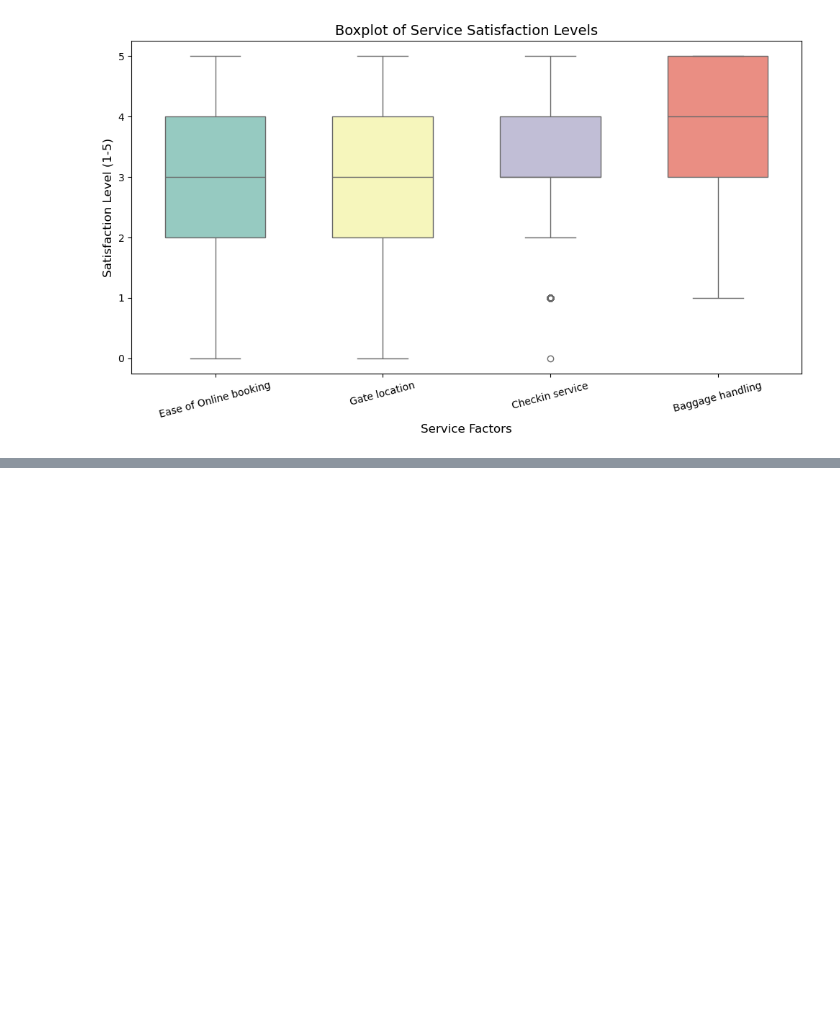
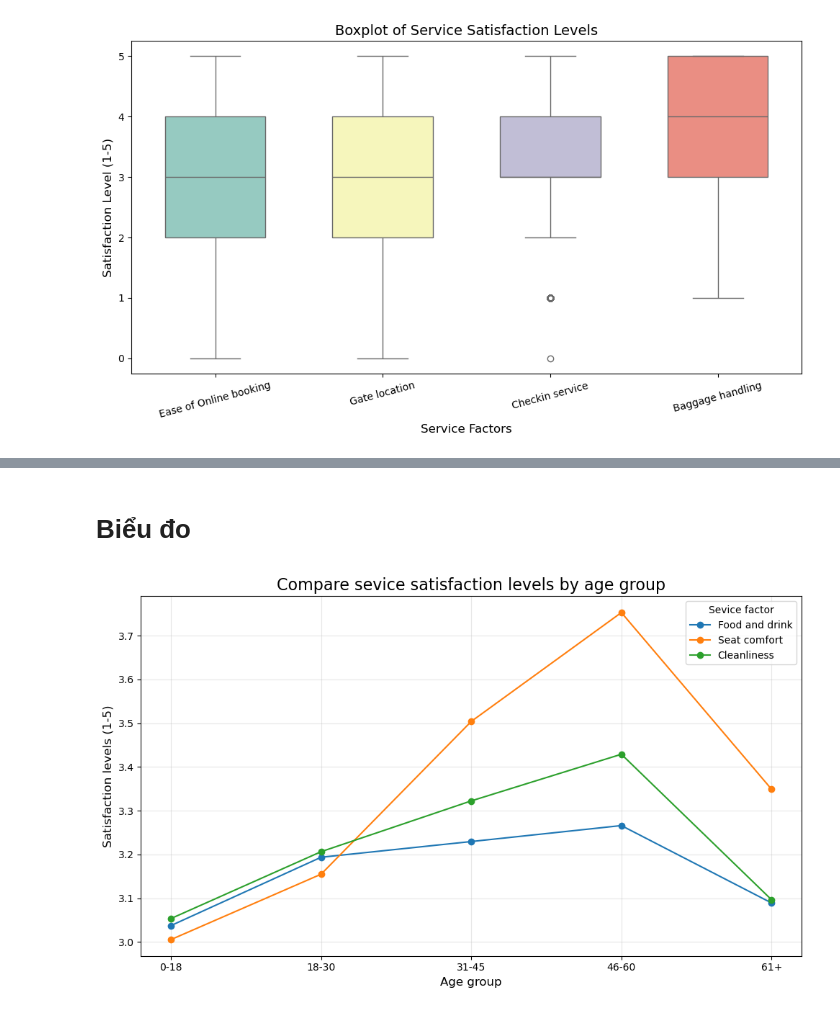
Before and after one commit to little-duck-vie/ltxldl-hoc-lam-giau, a Jupyter notebook: Code_python.ipynb, the cells around one changed output, grey strips where cells are left out. Cells and saved outputs as stored; diff of their text form; code cells hidden in the pictures; blank space fills up the shorter version.

```diff
--- a/Code_python.ipynb
+++ b/Code_python.ipynb
@@ -137,0 +150,22 @@ plt.show()
+# %% [markdown]
+# Biểu đo
+# %%
+data_frame_copy_6 = data_frame.copy()
+bins = [0, 18, 30, 45, 60, 100]
+labels = ['0-18','18-30', '31-45', '46-60', '61+']
+data_frame_copy_6["Age Group"] = pd.cut(data_frame_copy_6["Age"], bins=bins, labels=labels)
+service_columns = ["Food and drink", "Seat comfort", "Cleanliness"]
+age_group_means = data_frame_copy_6.groupby("Age Group", observed=False)[service_columns].mean().reset_index()
+import matplotlib.pyplot as plt
+plt.figure(figsize=(10, 6))
+for column in service_columns:
+    plt.plot(age_group_means["Age Group"], age_group_means[column], marker="o", label=column)
+plt.title("Compare sevice satisfaction levels by age group", fontsize=16)
+plt.xlabel("Age group", fontsize=12)
+plt.ylabel("Satisfaction levels (1-5)", fontsize=12)
+plt.legend(title="Sevice factor")
+plt.grid(alpha=0.3)
+plt.tight_layout()
+plt.show()
+# %% [output]
+[figure, added]
```
Also changed, not shown: parts of 3 cells of this notebook.
